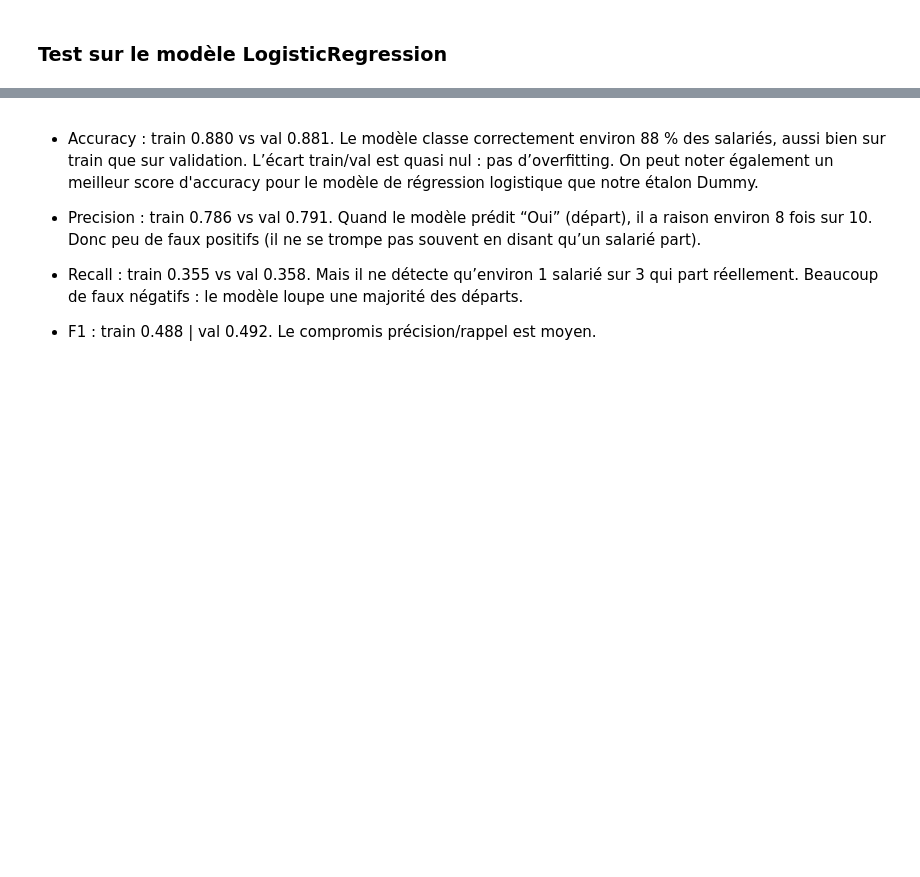
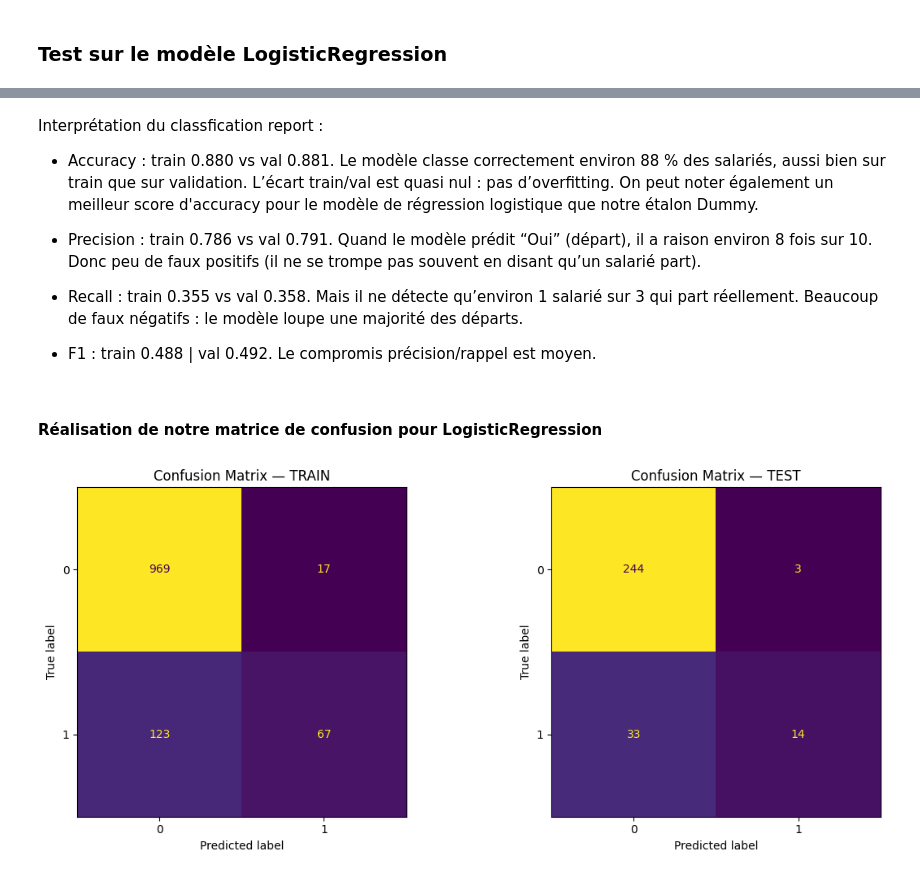
Before and after one commit to SCFlorian/Classifiez_automatiquement_des_informations, a Jupyter notebook: notebooks/notebook_3_modele_classification.ipynb, the cells around one changed output, grey strips where cells are left out. Cells and saved outputs as stored; diff of their text form; code cells hidden in the pictures; blank space fills up the shorter version.

```diff
--- a/notebooks/notebook_3_modele_classification.ipynb
+++ b/notebooks/notebook_3_modele_classification.ipynb
@@ -171,9 +226,17 @@ cv_results = cross_validate(
     return_train_score=True # On inclut les scores du train
 )
 
-print("=== Résultats CV (train vs val) ===")
-for metric in scoring:
-    tr = cv_results[f"train_{metric}"]
-    te = cv_results[f"test_{metric}"]
-    print(f"{metric:9s}: train {tr.mean():.3f} ± {tr.std():.3f} | val {te.mean():.3f} ± {te.std():.3f}")
+# Fit sur l'ensemble d'entraînement
+pipeline.fit(X_train, y_train)
+
+# Prédictions
+y_pred_train = pipeline.predict(X_train)
+y_pred_test  = pipeline.predict(X_test)
+
+# Classification reports
+print(" Classification Report — TRAIN")
+print(classification_report(y_train, y_pred_train))
+
+print("Classification Report — TEST")
+print(classification_report(y_test, y_pred_test))
 # %% [output]
@@ -185,6 +262,27 @@ f1       : train 0.488 ± 0.031 | val 0.492 ± 0.059
 # %% [markdown]
+Interprétation du classfication report :
 * Accuracy : train 0.880 vs val 0.881. Le modèle classe correctement environ 88 % des salariés, aussi bien sur train que sur validation. L’écart train/val est quasi nul : pas d’overfitting. On peut noter également un meilleur score d'accuracy pour le modèle de régression logistique que notre étalon Dummy.
 
 * Precision : train 0.786 vs val 0.791. Quand le modèle prédit “Oui” (départ), il a raison environ 8 fois sur 10. Donc peu de faux positifs (il ne se trompe pas souvent en disant qu’un salarié part).
 * Recall : train 0.355 vs val 0.358. Mais il ne détecte qu’environ 1 salarié sur 3 qui part réellement. Beaucoup de faux négatifs : le modèle loupe une majorité des départs.
 * F1 : train 0.488 | val 0.492. Le compromis précision/rappel est moyen.
+# %% [markdown]
+#### Réalisation de notre matrice de confusion pour LogisticRegression
+# %%
+classes = sorted(y.unique())
+
+# Matrices de confusion
+cm_train = confusion_matrix(y_train, y_pred_train, labels=classes)
+cm_test  = confusion_matrix(y_test,  y_pred_test,  labels=classes)
+
+fig, axes = plt.subplots(1, 2, figsize=(12, 5))
+ConfusionMatrixDisplay(cm_train, display_labels=classes).plot(ax=axes[0], colorbar=False)
+axes[0].set_title("Confusion Matrix — TRAIN")
+
+ConfusionMatrixDisplay(cm_test, display_labels=classes).plot(ax=axes[1], colorbar=False)
+axes[1].set_title("Confusion Matrix — TEST")
+
+plt.tight_layout()
+plt.show()
+# %% [output]
+[figure, added]
```
Also changed, not shown: parts of 12 cells of this notebook.
